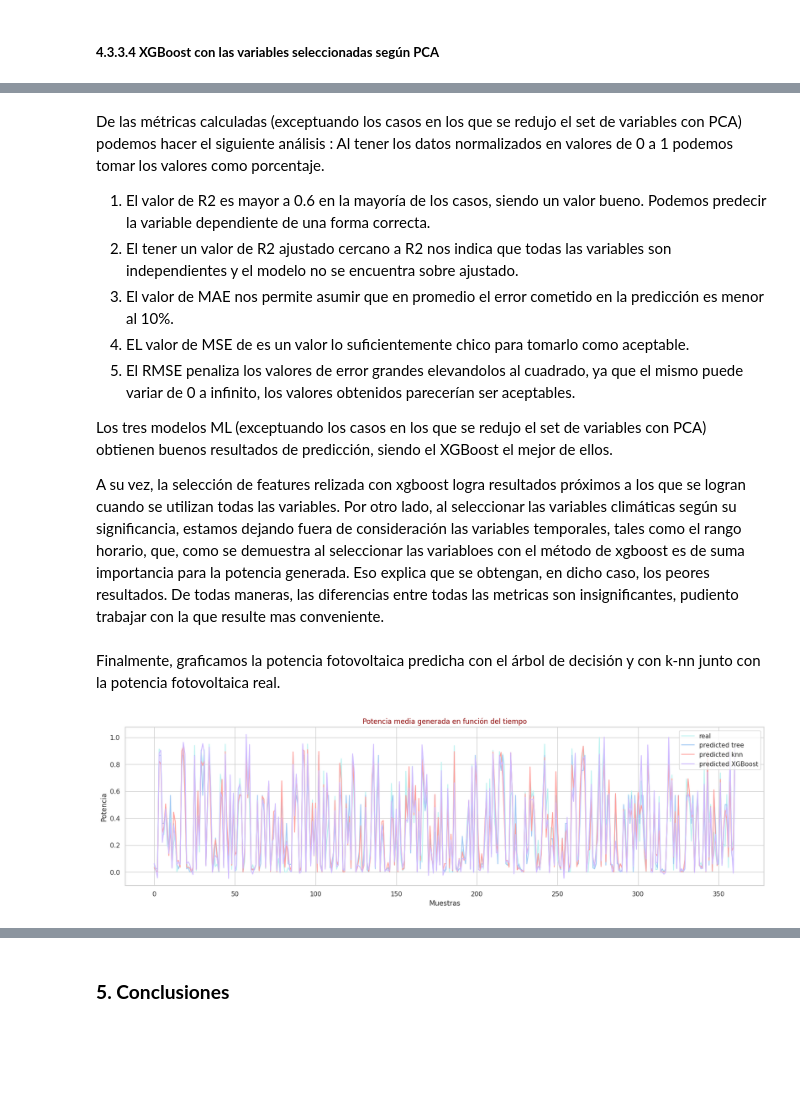
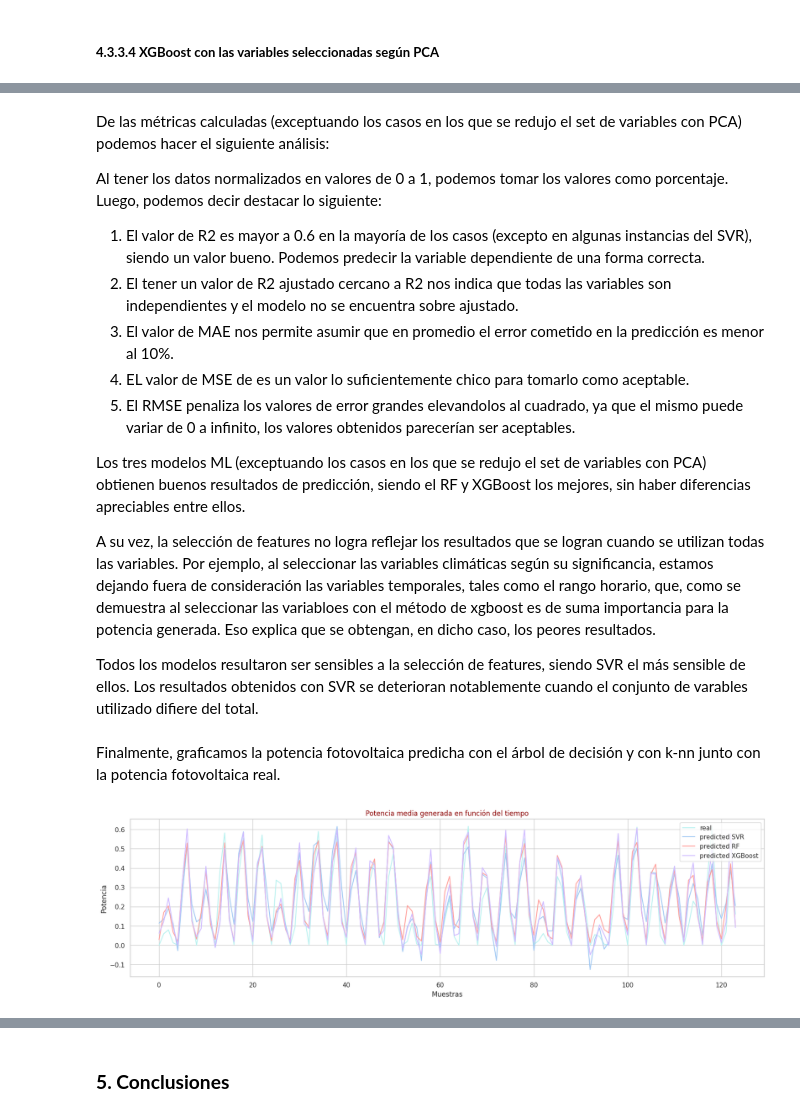
Before and after one commit to FernandoEzequiel/Coder, a Jupyter notebook: notebook/EntregasCoder/Desafio 16 - Desafio CrossValidation/Desafio_CrossValidation_GarciaGonzalez.ipynb, the cells around one changed output, grey strips where cells are left out. Drawn from its saved outputs; the diff is of its cells as text; code cells hidden in the pictures; blank space fills up the shorter version.

```diff
--- a/notebook/EntregasCoder/Desafio 16 - Desafio CrossValidation/Desafio_CrossValidation_GarciaGonzalez.ipynb
+++ b/notebook/EntregasCoder/Desafio 16 - Desafio CrossValidation/Desafio_CrossValidation_GarciaGonzalez.ipynb
@@ -1761,0 +1781,25 @@ El RMSE del modelo de regresión basado en XGBoost es: 0.3751473025081723
+# %%
+# entrenamiento
+rf_r = RandomForestRegressor(bootstrap = False, criterion = 'squared_error', max_depth = None, max_features = 3, min_samples_leaf = 3, min_samples_split = 10, n_estimators = 300)
+
+# Ajustar rl modelo
+
+rf_Completo_power_gen = rf_r.fit(X_norm_train, y_norm_train)
+
+
+# Exporto el modelo
+filename = "rf_Completo_power_gen.joblib"
+joblib.dump(rf_Completo_power_gen, filename) # exportarlo
+
+#calculo la potencia generada estimada por el modelo
+y_pred_rf_Completo=rf_r.predict(X_norm_test)
+r2 = r2_score(y_norm_test, y_pred_rf_Completo, force_finite=False)
+n = len(y_norm_test) # Cantidad de Filas del test
+k = X_norm_test.shape[1] #Cantidad de Columnas (variables independientes)
+r2_adj_rf_Completo = 1-((1-r2)*(n-1)/(n-k-1))
+
+print('El R cuadrado del modelo de regresión basado en SVR es:', r2_score(y_norm_test, y_pred_rf_Completo, force_finite=False))
+print('El R cuadrado ajustado del modelo de regresión basado en SVR es:', r2_adj_rf_Completo)
+print('El MAE del modelo de regresión basado en SVR es:',mean_absolute_error(y_norm_test,y_pred_rf_Completo))
+print('El MSE del modelo de regresión basado en SVR es:',mean_squared_error(y_norm_test,y_pred_rf_Completo))
+print('El RMSE del modelo de regresión basado en SVR es:',np.sqrt(mean_squared_error(y_norm_test,y_pred_rf_Completo)))
@@ -1915,32 +2067,34 @@ El RMSE del modelo de regresión basado en k-nearest neighbors es: 0.30321295906
 # %% [markdown]
-De las métricas calculadas (exceptuando los casos en los que se redujo el set de variables con PCA) podemos hacer el siguiente análisis :
-Al tener los datos normalizados en valores de 0 a 1 podemos tomar los valores como porcentaje.
-1. El valor de R2 es mayor a 0.6 en la mayoría de los casos, siendo un valor bueno. Podemos predecir la variable dependiente de una forma correcta.
+De las métricas calculadas (exceptuando los casos en los que se redujo el set de variables con PCA) podemos hacer el siguiente análisis:
+
+Al tener los datos normalizados en valores de 0 a 1, podemos tomar los valores como porcentaje. Luego, podemos decir destacar lo siguiente:
+1. El valor de R2 es mayor a 0.6 en la mayoría de los casos (excepto en algunas instancias del SVR), siendo un valor bueno. Podemos predecir la variable dependiente de una forma correcta.
 2. El tener un valor de R2 ajustado cercano a R2 nos indica que todas las variables son independientes y el modelo no se encuentra sobre ajustado.
 3. El valor de MAE nos permite asumir que en promedio el error cometido en la predicción es menor al 10%.
 4. EL valor de MSE de es un valor lo suficientemente chico para tomarlo como aceptable.
 5. El RMSE penaliza los valores de error grandes elevandolos al cuadrado, ya que el mismo puede variar de 0 a infinito, los valores obtenidos parecerían ser aceptables.
 
-Los tres modelos ML (exceptuando los casos en los que se redujo el set de variables con PCA) obtienen buenos resultados de predicción, siendo el XGBoost el mejor de ellos.
+Los tres modelos ML (exceptuando los casos en los que se redujo el set de variables con PCA) obtienen buenos resultados de predicción, siendo el RF y XGBoost los mejores, sin haber diferencias apreciables entre ellos.
 
-A su vez, la selección de features relizada con xgboost logra resultados próximos a los que se logran cuando se utilizan todas las variables. Por otro lado, al seleccionar las variables climáticas según su significancia, estamos dejando fuera de consideración las variables temporales, tales como el rango horario, que, como se demuestra al seleccionar las variabloes con el método de xgboost es de suma importancia para la potencia generada. Eso explica que se obtengan, en dicho caso, los peores resultados.
-De todas maneras, las diferencias entre todas las metricas son insignificantes, pudiento trabajar con la que resulte mas conveniente.
+A su vez, la selección de features no logra reflejar los resultados que se logran cuando se utilizan todas las variables. Por ejemplo, al seleccionar las variables climáticas según su significancia, estamos dejando fuera de consideración las variables temporales, tales como el rango horario, que, como se demuestra al seleccionar las variabloes con el método de xgboost es de suma importancia para la potencia generada. Eso explica que se obtengan, en dicho caso, los peores resultados.
+
+Todos los modelos resultaron ser sensibles a la selección de features, siendo SVR el más sensible de ellos. Los resultados obtenidos con SVR se deterioran notablemente cuando el conjunto de varables utilizado difiere del total.
 # %% [markdown]
 Finalmente, graficamos la potencia fotovoltaica predicha con el árbol de decisión y con k-nn junto con la potencia fotovoltaica real.
 # %%
 # gráfica de la dinámica de la potencia en el tiempo (por día del año)
 fig, ax = plt.subplots(figsize=(20,5))
-y_test_ARR = y_test.reset_index()
+y_test_ARR = y_norm_test.reset_index()
 plt.plot(y_test_ARR.iloc[:,1], "c", label = "real")
-plt.plot(y_pred_tree_features, "b", label = "predicted tree")
-plt.plot(y_pred_knn_feature, "r", label = "predicted knn")
-plt.plot(y_pred_XGBoost_feature, "m", label = "predicted XGBoost")
+plt.plot(y_pred_svr_Completo, "b", label = "predicted SVR")
+plt.plot(y_pred_rf_Completo, "r", label = "predicted RF")
+plt.plot(y_pred_XGBoost_Completo, "m", label = "predicted XGBoost")
 ax.set_title("Potencia media generada en función del tiempo", color='darkred', fontsize=12)
 ax.set_xlabel("Muestras")
 ax.set_ylabel("Potencia")
 ax.legend()
 ax.grid(True)
 plt.show()
 # %% [output]
-[figure, old version]
+[figure, new version]
 # %% [markdown]
```
Also changed, not shown: parts of 37 cells of this notebook.
